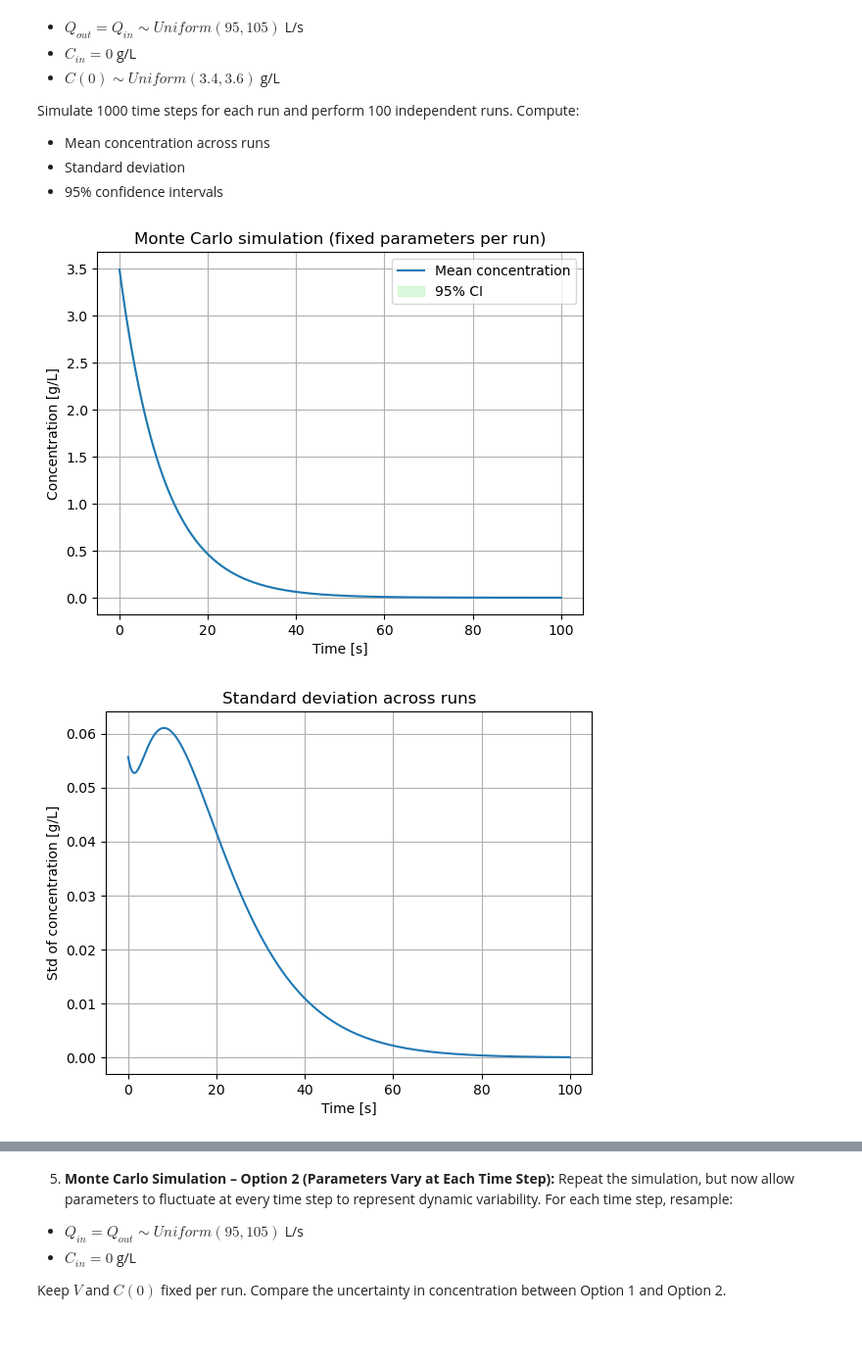
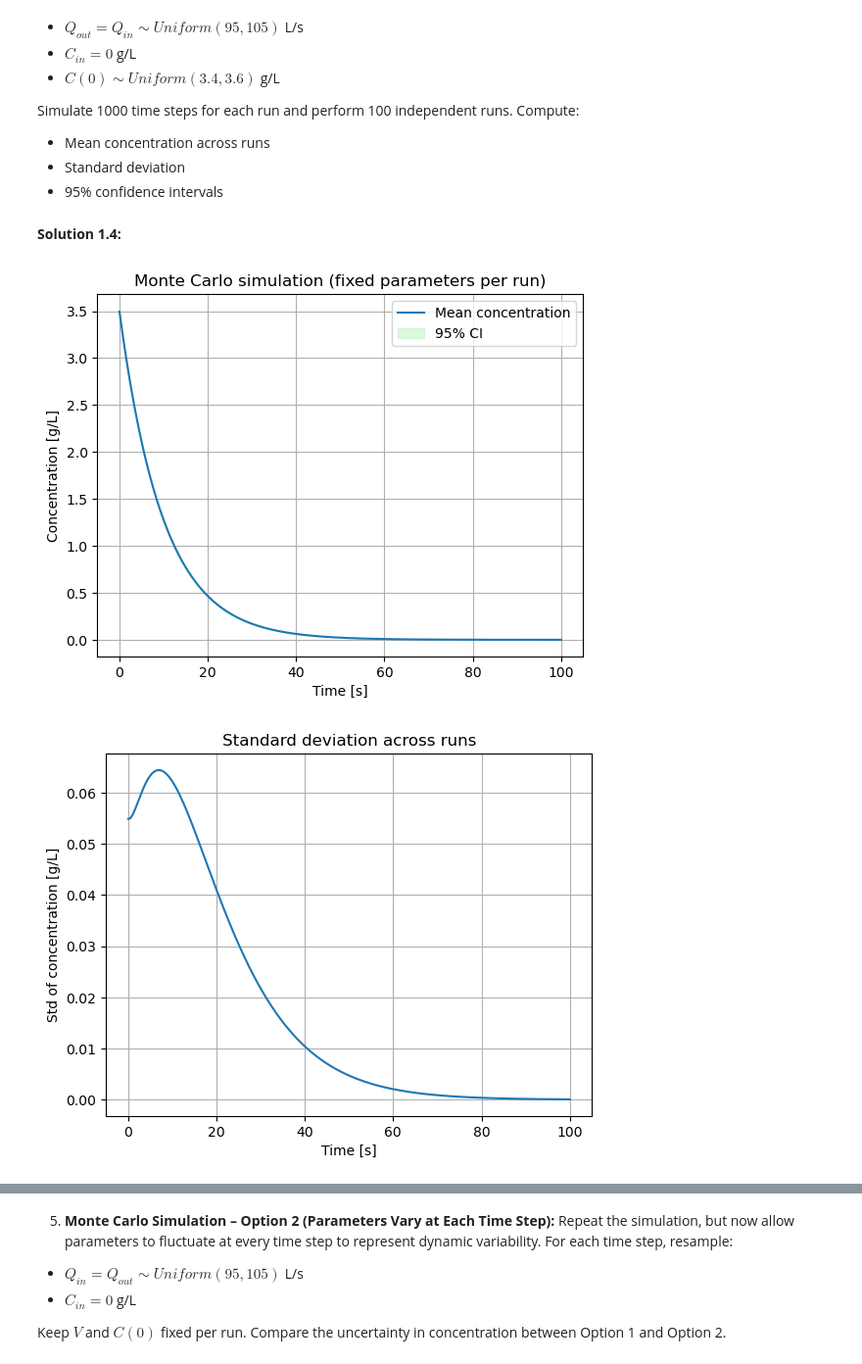
Before and after one commit to MalleBallen/Torgrim-og-Malvin-Gruppeprosjekt, a Jupyter notebook: project4/project4_q1.ipynb, the cells around one changed output, grey strips where cells are left out. Shown at 98% size. Drawn from its saved outputs; the diff is of its cells as text; code cells hidden in the pictures; blank space fills up the shorter version.

```diff
--- a/project4/project4_q1.ipynb
+++ b/project4/project4_q1.ipynb
@@ -127,6 +139,8 @@ Compute:
 * Mean concentration across runs
 * Standard deviation
 * 95% confidence intervals
+# %% [markdown]
+**Solution 1.4:**
 # %%
 import numpy as np
 import matplotlib.pyplot as plt
@@ -157,43 +171,43 @@ C1_mean = C.mean(axis=0)
 C1_std = C.std(axis=0, ddof=1)
 N = n_runs
 C1_sem = C1_std / np.sqrt(N)
-C1_lower = C1_mean - 1.96 * C_sem
-C1_upper = C1_mean + 1.96 * C_sem
+C1_lower = C1_mean - 1.96 * C1_sem
+C1_upper = C1_mean + 1.96 * C1_sem
 
 # Plot mean and CI
 plt.figure()
-plt.plot(t, C_mean, label="Mean concentration")
+plt.plot(t, C1_mean, label="Mean concentration")
 plt.fill_between(t, C1_lower, C1_upper, color='lightgreen',alpha=0.3, label="95% CI")
 plt.xlabel("Time [s]")
 plt.ylabel("Concentration [g/L]")
 plt.title("Monte Carlo simulation (fixed parameters per run)")
 plt.legend()
 plt.grid(True)
 plt.show()
 
 # Plot STD vs time
 plt.figure()
-plt.plot(t, C_std)
+plt.plot(t, C1_std)
 plt.xlabel("Time [s]")
 plt.ylabel("Std of concentration [g/L]")
 plt.title("Standard deviation across runs")
 plt.grid(True)
 plt.show()
 
 # Showing extreme zoom of limited time period
 plt.figure()
 mask = t <= 0.5  # first 0.5 seconds
 plt.plot(t[mask], C1_mean[mask], label="Mean concentration")
 plt.fill_between(t[mask], C1_lower[mask], C1_upper[mask], color='lightgreen',alpha=0.5, label="95% CI")
 plt.xlabel("Time [s]")
 plt.ylabel("Concentration [g/L]")
 plt.title("Extreme zoom on short interval to show CI")
 plt.legend()
 plt.grid(True)
 plt.show()
 # %% [output]
 [figure]
-[figure, old version]
+[figure, new version]
 [figure]
 # %% [markdown]
 The Monte Carlo simulation was performed with 100 independent runs and 1000 time steps per run. Because parameters are sampled once per run and kept constant throughout, each trajectory follows an exponential decay towards zero, as expected. The combined mean therefore also decays exponentially.
```
Also changed, not shown: parts of 42 cells of this notebook.
